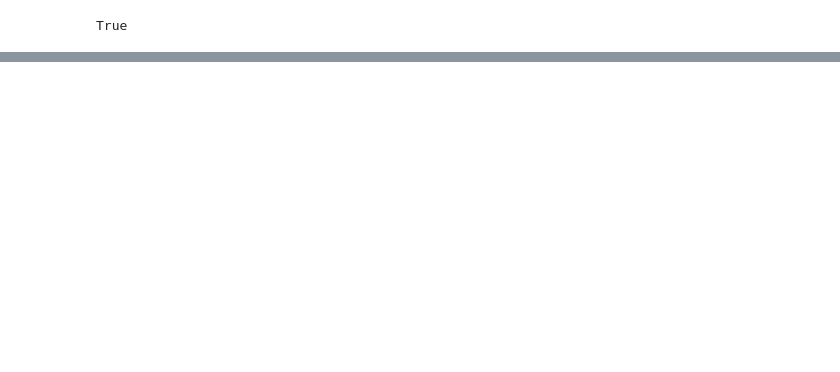
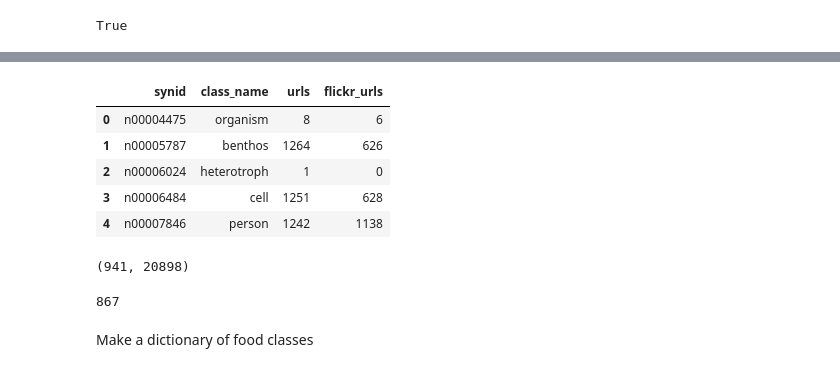
Before and after one commit to eric-sun92/foodnotfood, a Jupyter notebook: data_exploration.ipynb, the cells around one changed output, grey strips where cells are left out. Cells and saved outputs as stored; diff of their text form; code cells hidden in the pictures; blank space fills up the shorter version.

```diff
--- a/data_exploration.ipynb
+++ b/data_exploration.ipynb
@@ -91,0 +155,66 @@ butterhead_lettuce
+# %%
+df["class_name"] = df["class_name"].str.lower()
+df.head(5)
+# %% [output]
+|  | synid | class_name | urls | flickr_urls |
+| 0 | n00004475 | organism | 8 | 6 |
+| 1 | n00005787 | benthos | 1264 | 626 |
+| 2 | n00006024 | heterotroph | 1 | 0 |
+| 3 | n00006484 | cell | 1251 | 628 |
+| 4 | n00007846 | person | 1242 | 1138 |
+# %%
+# non-food df -> took everythin in df and deleted flat_food_list
+df_non_food = df[~df["class_name"].isin(flat_food_list)]
+# food df -> took everything and added flat_food_list
+df_food = df[df["class_name"].isin(flat_food_list)]
+len(df_food), len(df_non_food)
+# %% [output]
+(941, 20898)
+# %%
+# remove non-foods from food_list_df
+non_foods_within_food_df = ["ball",
+                            "puppy",
+                            "periwinkle",
+                            "dog",
+                            "game",
+                            "berlin",
+                            "bottom",
+                            "cross",
+                            "hand",
+                            "head",
+                            "jacket",
+                            "key",
+                            "king",
+                            "light",
+                            "marble",
+                            "pin",
+                            "pinwheel",
+                            "pocket",
+                            "pocket",
+                            "rack",
+                            "saddle",
+                            "shank",
+                            "shoulder",
+                            "ship",
+                            "spoon",
+                            "stick",
+                            "strip",
+                            "temple",
+                            "snap",
+                            "truck",
+                            "ring",
+                            "rock",
+                            "star",
+                            "native",
+                            "runner",
+                            "pilot",
+                            "smith",
+                            "ash",
+                            "sand"]
+# delete the non-foods within food df
+df_food = df_food[~df_food["class_name"].isin(non_foods_within_food_df)]
+len(df_food)
+# %% [output]
+867
+# %% [markdown]
+Make a dictionary of food classes
```
Also changed, not shown: parts of 14 cells of this notebook, 3 other files.
